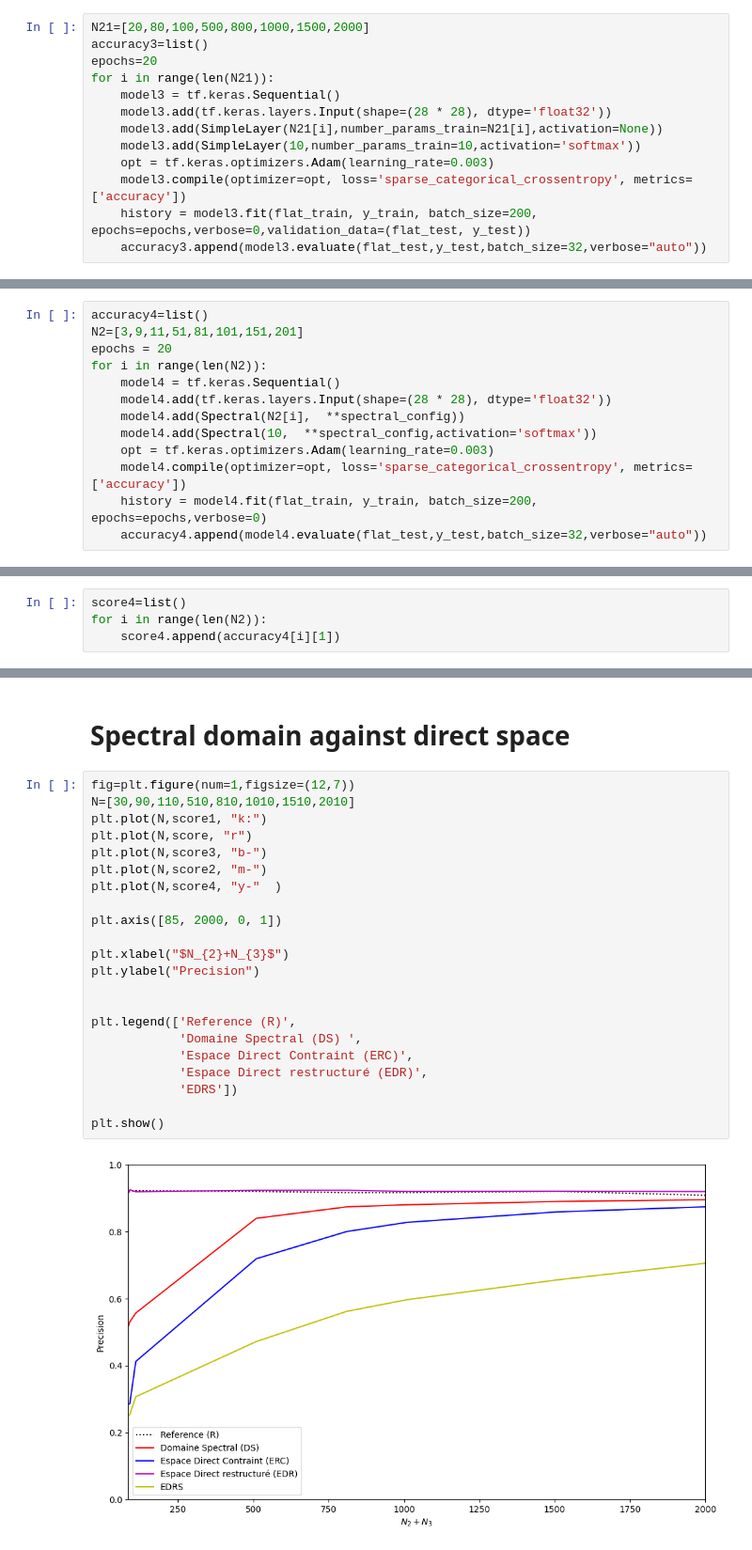
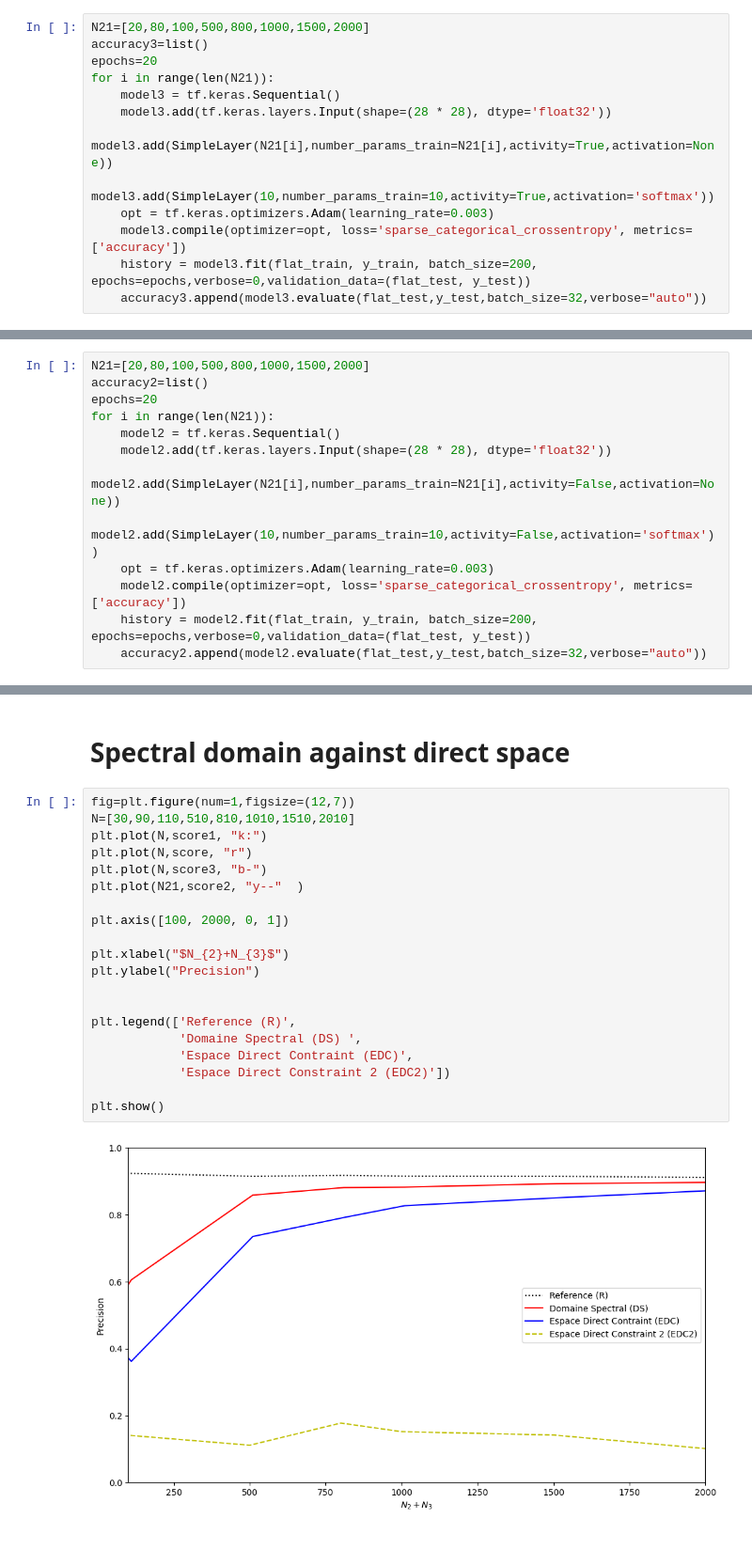
Before and after one commit to jarod-sys/ML-in-Spectral-Domain, a Jupyter notebook: Accuracy(DeepL3).ipynb, the cells around one changed output, grey strips where cells are left out. Shown at 94% size. Saved outputs shown, nothing was run; the diff lists cells and outputs as text.

Commit message:
Clustering Model

```diff
--- a/Accuracy(DeepL3).ipynb
+++ b/Accuracy(DeepL3).ipynb
@@ -142,8 +112,8 @@ epochs=20
 for i in range(len(N21)):
     model3 = tf.keras.Sequential()
     model3.add(tf.keras.layers.Input(shape=(28 * 28), dtype='float32'))
-    model3.add(SimpleLayer(N21[i],number_params_train=N21[i],activation=None))
-    model3.add(SimpleLayer(10,number_params_train=10,activation='softmax'))
+    model3.add(SimpleLayer(N21[i],number_params_train=N21[i],activity=True,activation=None))
+    model3.add(SimpleLayer(10,number_params_train=10,activity=True,activation='softmax'))
     opt = tf.keras.optimizers.Adam(learning_rate=0.003)
     model3.compile(optimizer=opt, loss='sparse_categorical_crossentropy', metrics=['accuracy'])
     history = model3.fit(flat_train, y_train, batch_size=200, epochs=epochs,verbose=0,validation_data=(flat_test, y_test))
@@ -174,13 +141,0 @@ plt.show()
-# %%
-accuracy4=list()
-N2=[3,9,11,51,81,101,151,201]
-epochs = 20
-for i in range(len(N2)):
-    model4 = tf.keras.Sequential()
-    model4.add(tf.keras.layers.Input(shape=(28 * 28), dtype='float32'))
-    model4.add(Spectral(N2[i],  **spectral_config))
-    model4.add(Spectral(10,  **spectral_config,activation='softmax'))
-    opt = tf.keras.optimizers.Adam(learning_rate=0.003)
-    model4.compile(optimizer=opt, loss='sparse_categorical_crossentropy', metrics=['accuracy'])
-    history = model4.fit(flat_train, y_train, batch_size=200, epochs=epochs,verbose=0)
-    accuracy4.append(model4.evaluate(flat_test,y_test,batch_size=32,verbose="auto"))
@@ -196,4 +141,0 @@ for i in range(len(N2)):
-# %%
-score4=list()
-for i in range(len(N2)):
-    score4.append(accuracy4[i][1])
@@ -207,0 +144,13 @@ plt.show()
+# %%
+N21=[20,80,100,500,800,1000,1500,2000]
+accuracy2=list()
+epochs=20
+for i in range(len(N21)):
+    model2 = tf.keras.Sequential()
+    model2.add(tf.keras.layers.Input(shape=(28 * 28), dtype='float32'))
+    model2.add(SimpleLayer(N21[i],number_params_train=N21[i],activity=False,activation=None))
+    model2.add(SimpleLayer(10,number_params_train=10,activity=False,activation='softmax'))
+    opt = tf.keras.optimizers.Adam(learning_rate=0.003)
+    model2.compile(optimizer=opt, loss='sparse_categorical_crossentropy', metrics=['accuracy'])
+    history = model2.fit(flat_train, y_train, batch_size=200, epochs=epochs,verbose=0,validation_data=(flat_test, y_test))
+    accuracy2.append(model2.evaluate(flat_test,y_test,batch_size=32,verbose="auto"))
@@ -210,24 +180,22 @@ plt.show()
 # %%
 fig=plt.figure(num=1,figsize=(12,7))
 N=[30,90,110,510,810,1010,1510,2010]
 plt.plot(N,score1, "k:")
 plt.plot(N,score, "r")
 plt.plot(N,score3, "b-")
-plt.plot(N,score2, "m-")
-plt.plot(N,score4, "y-"  )
+plt.plot(N21,score2, "y--"  )
 
-plt.axis([85, 2000, 0, 1])
+plt.axis([100, 2000, 0, 1])
 
 plt.xlabel("$N_{2}+N_{3}$")
 plt.ylabel("Precision")
 
 
 plt.legend(['Reference (R)',
             'Domaine Spectral (DS) ',
-            'Espace Direct Contraint (ERC)',
-            'Espace Direct restructuré (EDR)',
-            'EDRS'])
+            'Espace Direct Contraint (EDC)',
+            'Espace Direct Constraint 2 (EDC2)'])
 
 plt.show()
 # %% [output]
-[figure, old version]
+[figure, new version]
```
Also changed, not shown: parts of 19 cells of this notebook, 3 other files.
